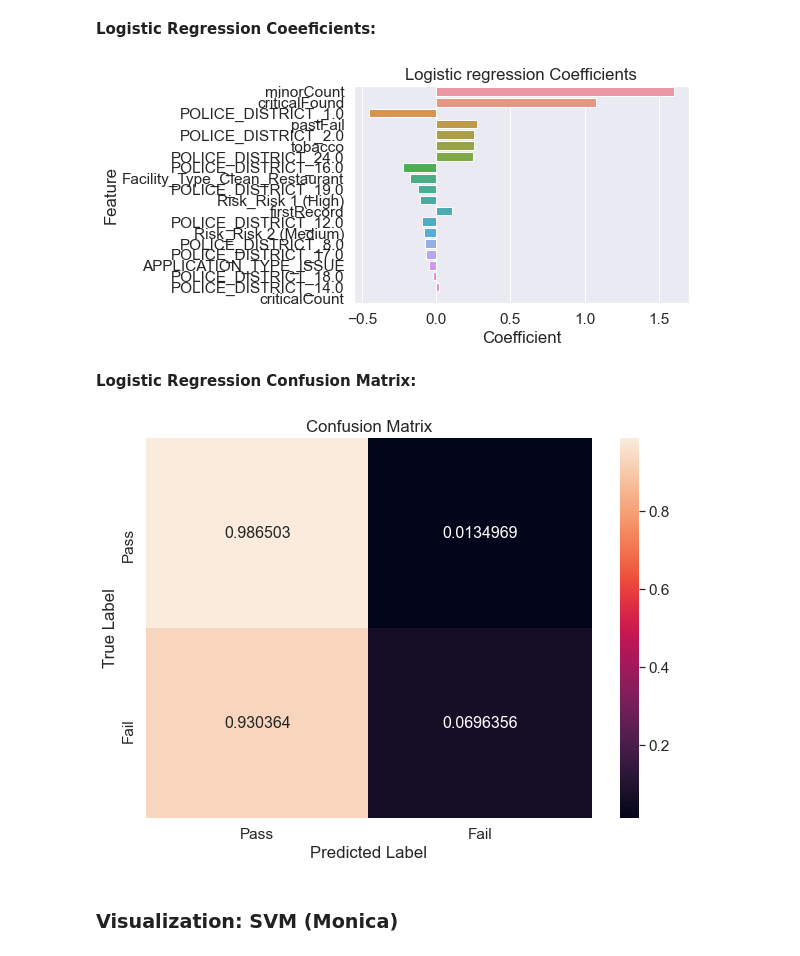
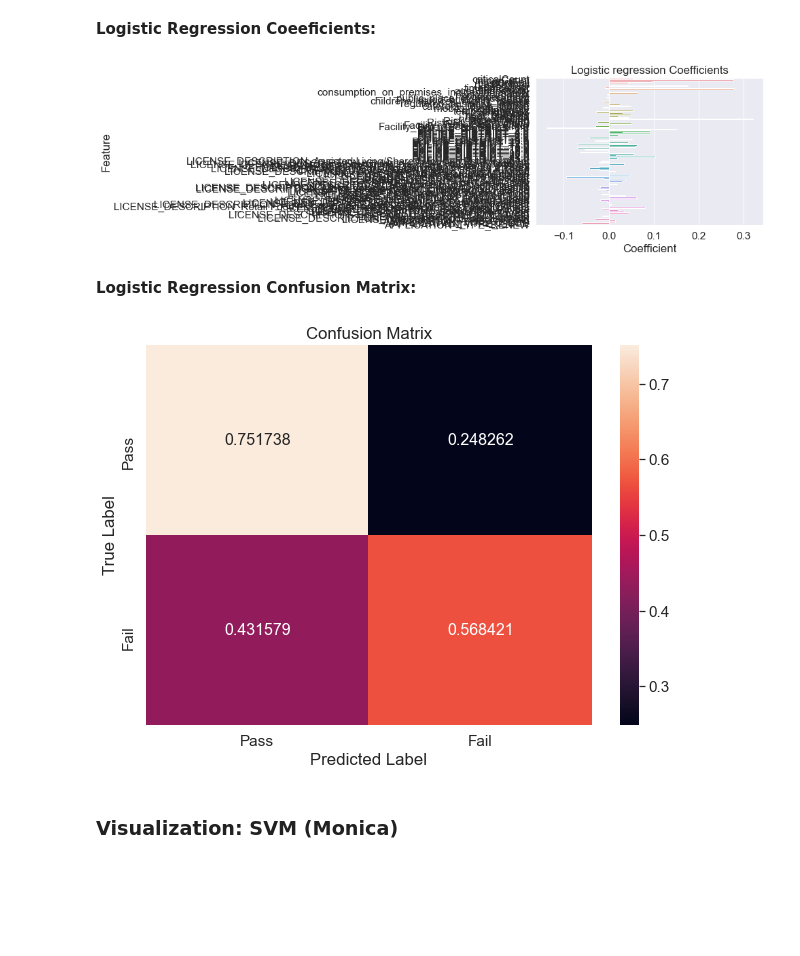
Before and after one commit to sociologyquinn/CSS-Project3-Group1, a Jupyter notebook: Project 3 Students.ipynb, the cells around one changed output. Cells and saved outputs as stored; diff of their text form; code cells hidden in the pictures; blank space fills up the shorter version.

Commit message:
resolving imbalance data issue in logit

```diff
--- a/Project 3 Students.ipynb
+++ b/Project 3 Students.ipynb
@@ -284,6 +291,14 @@ np.random.seed(10)
 
 X_train, X_validate, y_train, y_validate = train_test_split(X, y, train_size = .6, test_size=0.4,
                                                     random_state=13,stratify=y)
+
+
+# Since our results are imbalanced, we use over and under sampling to avoid misleading results:
+random_over_sampler = RandomOverSampler(sampling_strategy=0.9)
+random_under_sampler = RandomUnderSampler(sampling_strategy=0.9)
+
+X_train_over, y_train_over = random_over_sampler.fit_resample(X_train, y_train)
+X_train_under, y_train_under = random_under_sampler.fit_resample(X_train, y_train)
 # %% [markdown]
 ## 3. Fit Models
 # %% [markdown]
@@ -349,0 +325,28 @@ Validation R^2: 0.8016326530612244
+# %%
+def logit_tune (X_train,y_train,X_validate,y_validate):
+
+    # Train tuned model on training set
+    logit = logit_grid.fit(X_train, y_train.ravel())
+    best_index = np.argmax(logit.cv_results_["mean_test_score"])
+
+    # Use best model to predict on training and validation sets
+    logit_pred_training = logit.best_estimator_.predict(X_train)
+    logit_pred_validation = logit.best_estimator_.predict(X_validate)
+    logit_coef_validation = logit.best_estimator_.coef_[0]
+    results=[logit_pred_validation,logit_coef_validation]
+
+    #Print model parameters
+    print(logit.cv_results_["params"][best_index])
+
+    # compare RMSE
+    print("Logistic Regression RMSE Training: ",rmse(logit_pred_training, y_train))
+    print("Logistic Regression RMSE Validation: ",rmse(logit_pred_validation, y_validate))
+    print('Training R^2:', logit.best_estimator_.score(X_train, y_train))
+    print('Validation R^2:', logit.best_estimator_.score(X_validate, y_validate))
+
+    #compare confusion matrix
+    cf_matrix = confusion_matrix(y_validate, logit_pred_validation, normalize = "true")
+    df_cm = pd.DataFrame(cf_matrix, range(2),range(2))
+    print("confusion Matrix:", df_cm)
+
+    return (results)
@@ -349,0 +355,7 @@ Validation R^2: 0.8016326530612244
+# %%
+print("All data:")
+logit_best_pred_alldata = logit_tune(X_train,y_train,X_validate,y_validate)
+print("Oversampling:")
+logit_best_pred_over = logit_tune(X_train_over, y_train_over,X_validate,y_validate)
+print("Undersampling:")
+logit_best_pred_under = logit_tune(X_train_under, y_train_under,X_validate,y_validate)
@@ -405,19 +429,19 @@ Validation R^2: 0.8016326530612244
 # %% [markdown]
 **Logistic Regression Coeeficients:**
 # %%
-log_reg_data = pd.DataFrame([logit_SF.best_estimator_.fit(x_train_SF,y_train).coef_[0], x_train_SF.columns]).T
+log_reg_data = pd.DataFrame([logit_best_pred_over[1], X_train_over.columns]).T
 log_reg_data.columns= ['Coefficient', 'Feature']
 
 # Plot
 ax = sns.barplot(x="Coefficient", y="Feature", data=log_reg_data)
 ax.set_title("Logistic regression Coefficients")
 plt.show()
 # %% [output]
-[figure, old version]
+[figure, new version]
 # %% [markdown]
 **Logistic Regression Confusion Matrix:**
 # %%
-cf_matrix = confusion_matrix(y_validate, logit_pred_validation_SF, normalize = "true")
+cf_matrix = confusion_matrix(y_validate, logit_best_pred_over[0], normalize = "true")
 
 df_cm = pd.DataFrame(cf_matrix, range(2),
                   range(2))
@@ -436,7 +460,7 @@ plt.xlabel("Predicted Label")
 plt.ylabel("True Label")
 plt.show()
 # %% [output]
-[figure, old version]
+[figure, new version]
 # %% [markdown]
 ### Visualization: SVM (Monica)
 # %% [markdown]
```
Also changed, not shown: parts of 29 cells of this notebook.
